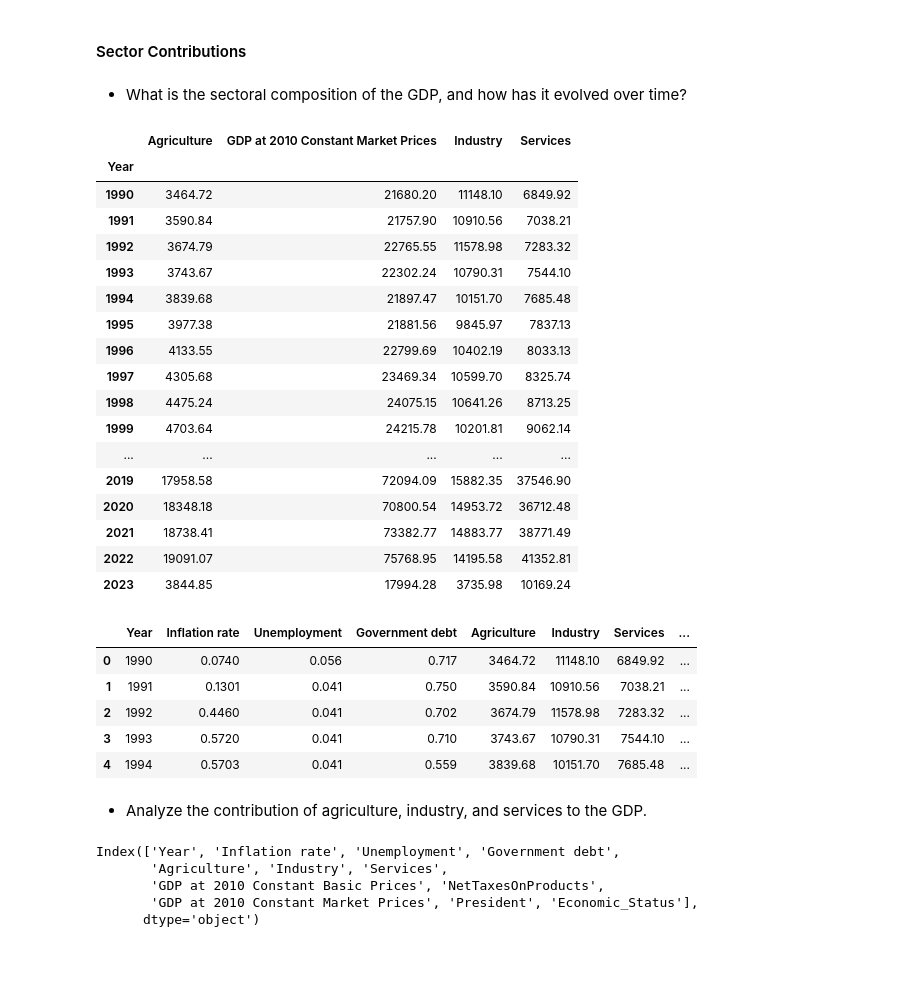
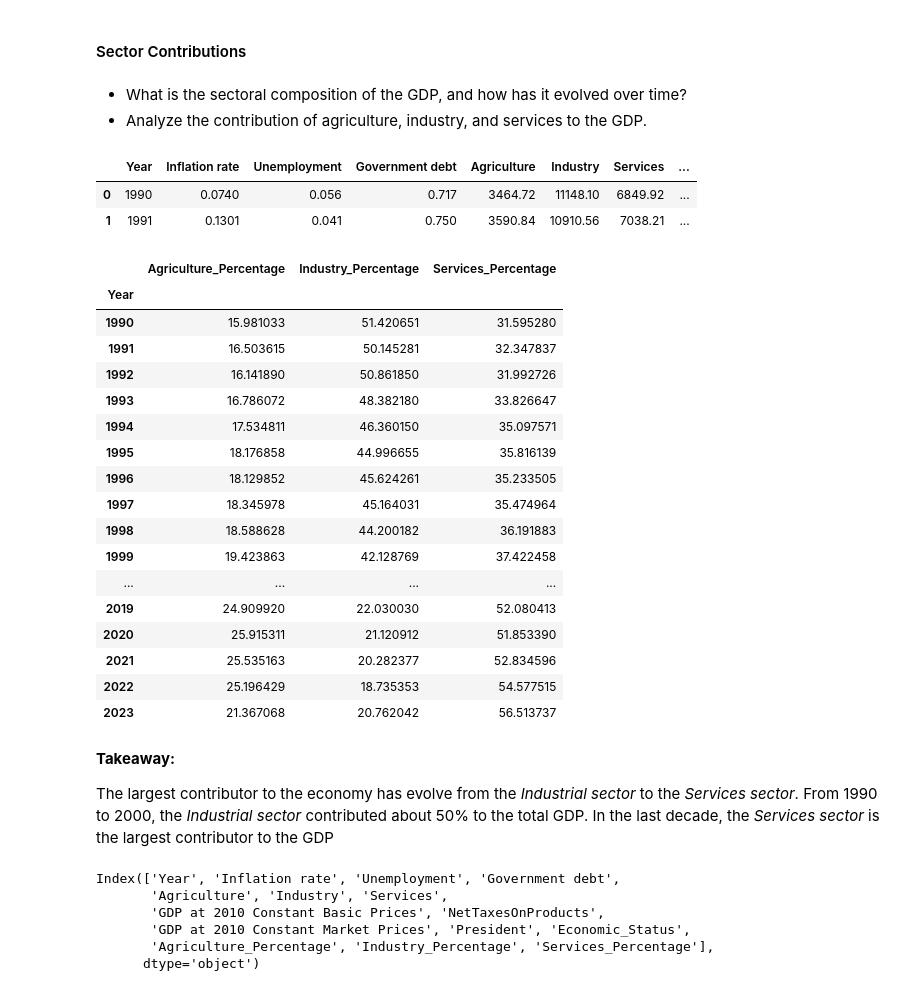
Before and after one commit to RheedWhan/AltSchool_DataScience_2023, a Jupyter notebook: Copy_of_Learning_Circle_121_Project_Notebook.ipynb, the cells around one changed output. Drawn from its saved outputs; the diff is of its cells as text; code cells hidden in the pictures; blank space fills up the shorter version.

```diff
--- a/Copy_of_Learning_Circle_121_Project_Notebook.ipynb
+++ b/Copy_of_Learning_Circle_121_Project_Notebook.ipynb
@@ -308,50 +259,57 @@ The President with the highest government debt is *General Ibrahim Babangida* an
 #### Sector Contributions
 # %% [markdown]
 - What is the sectoral composition of the GDP, and how has it evolved over time?
+- Analyze the contribution of agriculture, industry, and services to the GDP.
+# %%
+sectors = ['Agriculture', 'Industry', 'Services']
+
+for sector in sectors:
+    # Calculate the percentage contribution and assign it to new columns
+    df[f'{sector}_Percentage'] = (df[sector] / df['GDP at 2010 Constant Market Prices']) * 100
+
+df.head(2)
+# %% [output]
+|  | Year | Inflation rate | Unemployment | Government debt | Agriculture | Industry | Services | ... |
+| 0 | 1990 | 0.0740 | 0.056 | 0.717 | 3464.72 | 11148.10 | 6849.92 | ... |
+| 1 | 1991 | 0.1301 | 0.041 | 0.750 | 3590.84 | 10910.56 | 7038.21 | ... |
 # %%
 # Select relevant columns for the pivot table
-pivot_columns = ['Year', 'Agriculture', 'Industry', 'Services', 'GDP at 2010 Constant Market Prices']
+pivot_columns = ['Year', 'Agriculture_Percentage', 'Industry_Percentage', 'Services_Percentage']
 
 # Create a pivot table showing the mean values for each sector over the years
-sectoral_composition_pivot = df[pivot_columns].pivot_table(index='Year', aggfunc='mean')
+sectoral_composition = df[pivot_columns].pivot_table(index='Year')
 
 # Display the pivot table
-sectoral_composition_pivot
+sectoral_composition
 # %% [output]
-|  | Agriculture | GDP at 2010 Constant Market Prices | Industry | Services |
-| Year |  |  |  |  |
-| 1990 | 3464.72 | 21680.20 | 11148.10 | 6849.92 |
-| 1991 | 3590.84 | 21757.90 | 10910.56 | 7038.21 |
-| 1992 | 3674.79 | 22765.55 | 11578.98 | 7283.32 |
-| 1993 | 3743.67 | 22302.24 | 10790.31 | 7544.10 |
-| 1994 | 3839.68 | 21897.47 | 10151.70 | 7685.48 |
-| 1995 | 3977.38 | 21881.56 | 9845.97 | 7837.13 |
-| 1996 | 4133.55 | 22799.69 | 10402.19 | 8033.13 |
-| 1997 | 4305.68 | 23469.34 | 10599.70 | 8325.74 |
-| 1998 | 4475.24 | 24075.15 | 10641.26 | 8713.25 |
-| 1999 | 4703.64 | 24215.78 | 10201.81 | 9062.14 |
-| ... | ... | ... | ... | ... |
-| 2019 | 17958.58 | 72094.09 | 15882.35 | 37546.90 |
-| 2020 | 18348.18 | 70800.54 | 14953.72 | 36712.48 |
-| 2021 | 18738.41 | 73382.77 | 14883.77 | 38771.49 |
-| 2022 | 19091.07 | 75768.95 | 14195.58 | 41352.81 |
-| 2023 | 3844.85 | 17994.28 | 3735.98 | 10169.24 |
+|  | Agriculture_Percentage | Industry_Percentage | Services_Percentage |
+| Year |  |  |  |
+| 1990 | 15.981033 | 51.420651 | 31.595280 |
+| 1991 | 16.503615 | 50.145281 | 32.347837 |
+| 1992 | 16.141890 | 50.861850 | 31.992726 |
+| 1993 | 16.786072 | 48.382180 | 33.826647 |
+| 1994 | 17.534811 | 46.360150 | 35.097571 |
+| 1995 | 18.176858 | 44.996655 | 35.816139 |
+| 1996 | 18.129852 | 45.624261 | 35.233505 |
+| 1997 | 18.345978 | 45.164031 | 35.474964 |
+| 1998 | 18.588628 | 44.200182 | 36.191883 |
+| 1999 | 19.423863 | 42.128769 | 37.422458 |
+| ... | ... | ... | ... |
+| 2019 | 24.909920 | 22.030030 | 52.080413 |
+| 2020 | 25.915311 | 21.120912 | 51.853390 |
+| 2021 | 25.535163 | 20.282377 | 52.834596 |
+| 2022 | 25.196429 | 18.735353 | 54.577515 |
+| 2023 | 21.367068 | 20.762042 | 56.513737 |
-# %%
-df.head()
-# %% [output]
-|  | Year | Inflation rate | Unemployment | Government debt | Agriculture | Industry | Services | ... |
-| 0 | 1990 | 0.0740 | 0.056 | 0.717 | 3464.72 | 11148.10 | 6849.92 | ... |
-| 1 | 1991 | 0.1301 | 0.041 | 0.750 | 3590.84 | 10910.56 | 7038.21 | ... |
-| 2 | 1992 | 0.4460 | 0.041 | 0.702 | 3674.79 | 11578.98 | 7283.32 | ... |
-| 3 | 1993 | 0.5720 | 0.041 | 0.710 | 3743.67 | 10790.31 | 7544.10 | ... |
-| 4 | 1994 | 0.5703 | 0.041 | 0.559 | 3839.68 | 10151.70 | 7685.48 | ... |
-# %% [markdown]
-- Analyze the contribution of agriculture, industry, and services to the GDP.
+# %% [markdown]
+**Takeaway:**
+
+The largest contributor to the economy has evolve from the *Industrial sector* to the *Services sector*. From 1990 to 2000, the *Industrial sector* contributed about 50% to the total GDP. In the last decade, the *Services sector* is the largest contributor to the GDP
 # %%
 df.columns
 # %% [output]
 Index(['Year', 'Inflation rate', 'Unemployment', 'Government debt',
        'Agriculture', 'Industry', 'Services',
        'GDP at 2010 Constant Basic Prices', 'NetTaxesOnProducts',
-       'GDP at 2010 Constant Market Prices', 'President', 'Economic_Status'],
+       'GDP at 2010 Constant Market Prices', 'President', 'Economic_Status',
+       'Agriculture_Percentage', 'Industry_Percentage', 'Services_Percentage'],
       dtype='object')
```
Also changed, not shown: parts of 12 cells of this notebook.
